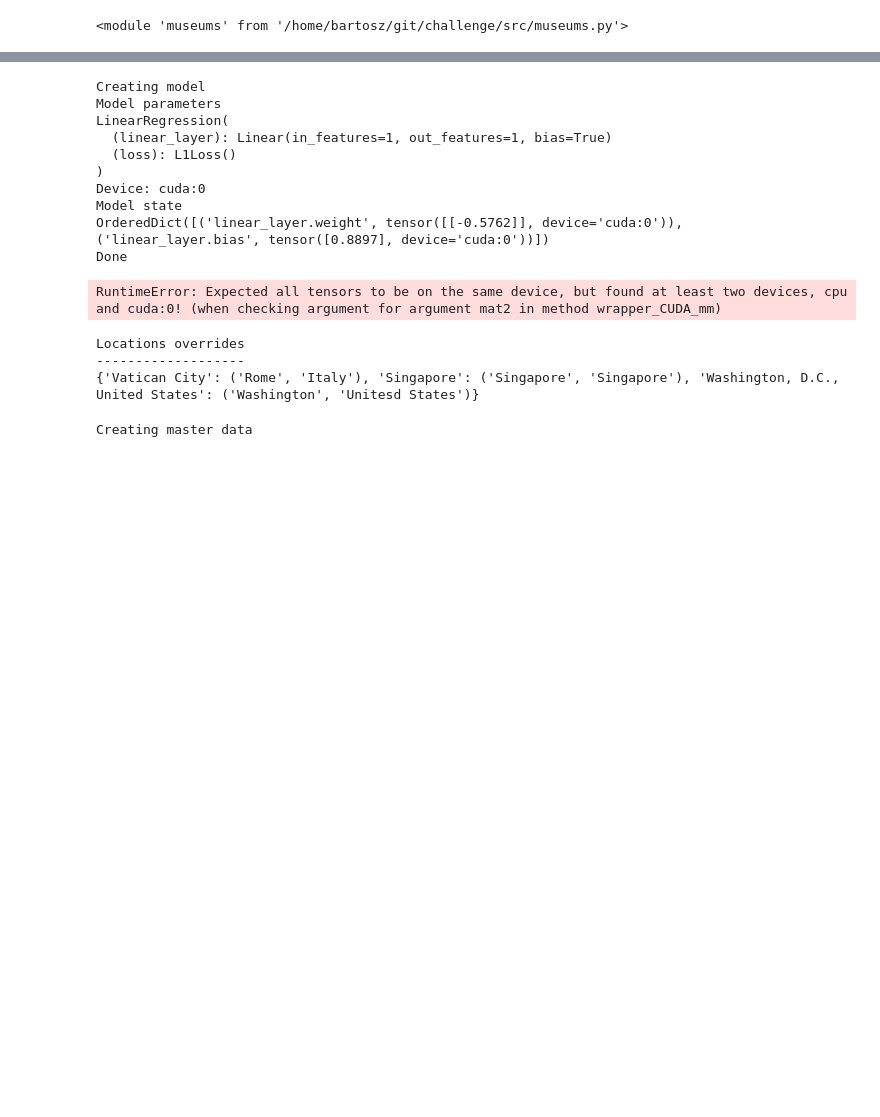
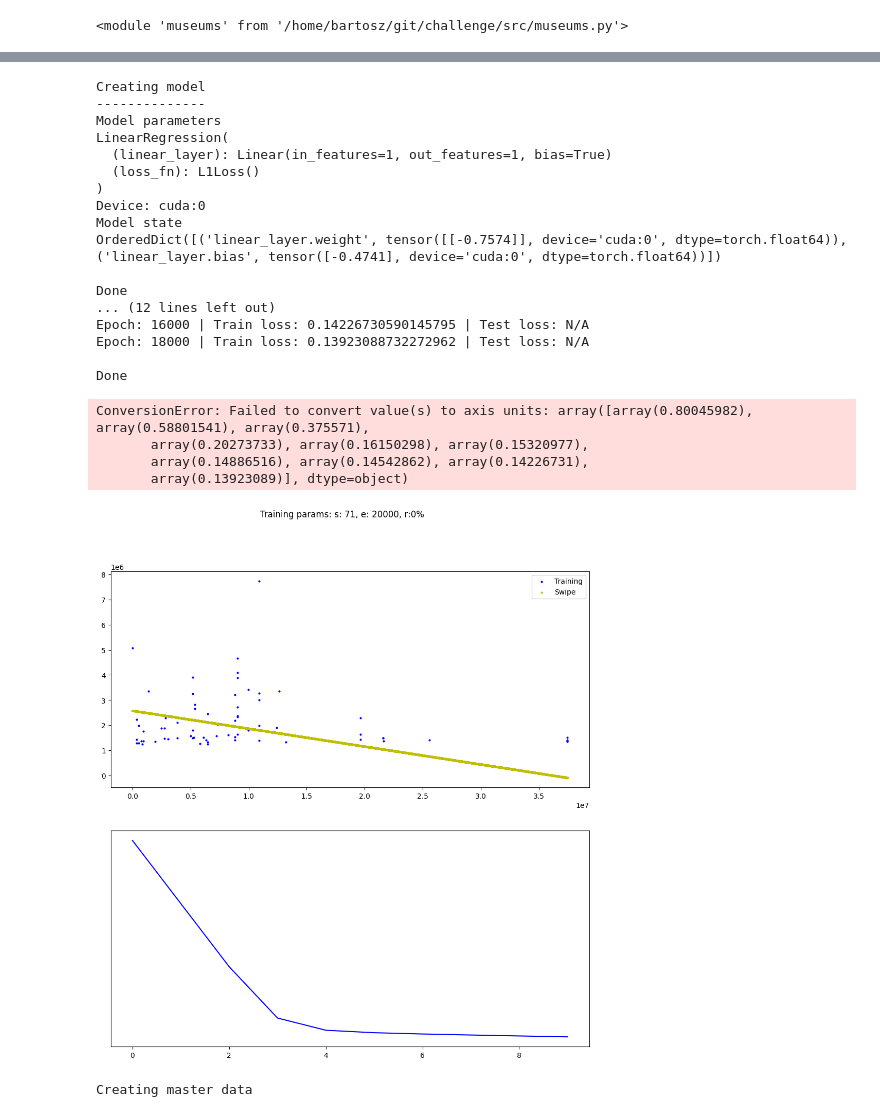
Before and after one commit to bartbalaz/ivado_labs_assignment, a Jupyter notebook: Main.ipynb, the cells around one changed output, grey strips where cells are left out. Saved outputs shown, nothing was run; the diff lists cells and outputs as text; code cells hidden in the pictures; blank space fills up the shorter version.

```diff
--- a/Main.ipynb
+++ b/Main.ipynb
@@ -58,25 +63,33 @@ Creating master data
 Done
 # %%
 museums.create_model()
-museums.train_model()
+museums.train_model(threshold=000000, test_ratio=0)
 # %% [output]
 Creating model
+--------------
 Model parameters
 LinearRegression(
   (linear_layer): Linear(in_features=1, out_features=1, bias=True)
-  (loss): L1Loss()
+  (loss_fn): L1Loss()
 )
 Device: cuda:0
 Model state
-OrderedDict([('linear_layer.weight', tensor([[-0.5762]], device='cuda:0')), ('linear_layer.bias', tensor([0.8897], device='cuda:0'))])
+OrderedDict([('linear_layer.weight', tensor([[-0.7574]], device='cuda:0', dtype=torch.float64)), ('linear_layer.bias', tensor([-0.4741], device='cuda:0', dtype=torch.float64))])
+
 Done
+... (12 lines left out)
+Epoch: 16000 | Train loss: 0.14226730590145795 | Test loss: N/A
+Epoch: 18000 | Train loss: 0.13923088732272962 | Test loss: N/A
+
+Done
-RuntimeError: Expected all tensors to be on the same device, but found at least two devices, cpu and cuda:0! (when checking argument for argument mat2 in method wrapper_CUDA_mm)
 # %%
-museums.print_location_overrides()
+museums.figure()
 # %% [output]
-Locations overrides
--------------------
-{'Vatican City': ('Rome', 'Italy'), 'Singapore': ('Singapore', 'Singapore'), 'Washington, D.C., United States': ('Washington', 'Unitesd States')}
+ConversionError: Failed to convert value(s) to axis units: array([array(0.80045982), array(0.58801541), array(0.375571),
+       array(0.20273733), array(0.16150298), array(0.15320977),
+       array(0.14886516), array(0.14542862), array(0.14226731),
+       array(0.13923089)], dtype=object)
+[figure, added]
 # %%
 museums.create_master_data(False, False)
 # %% [output]
```
Also changed, not shown: parts of 3 cells of this notebook, 2 other files.
